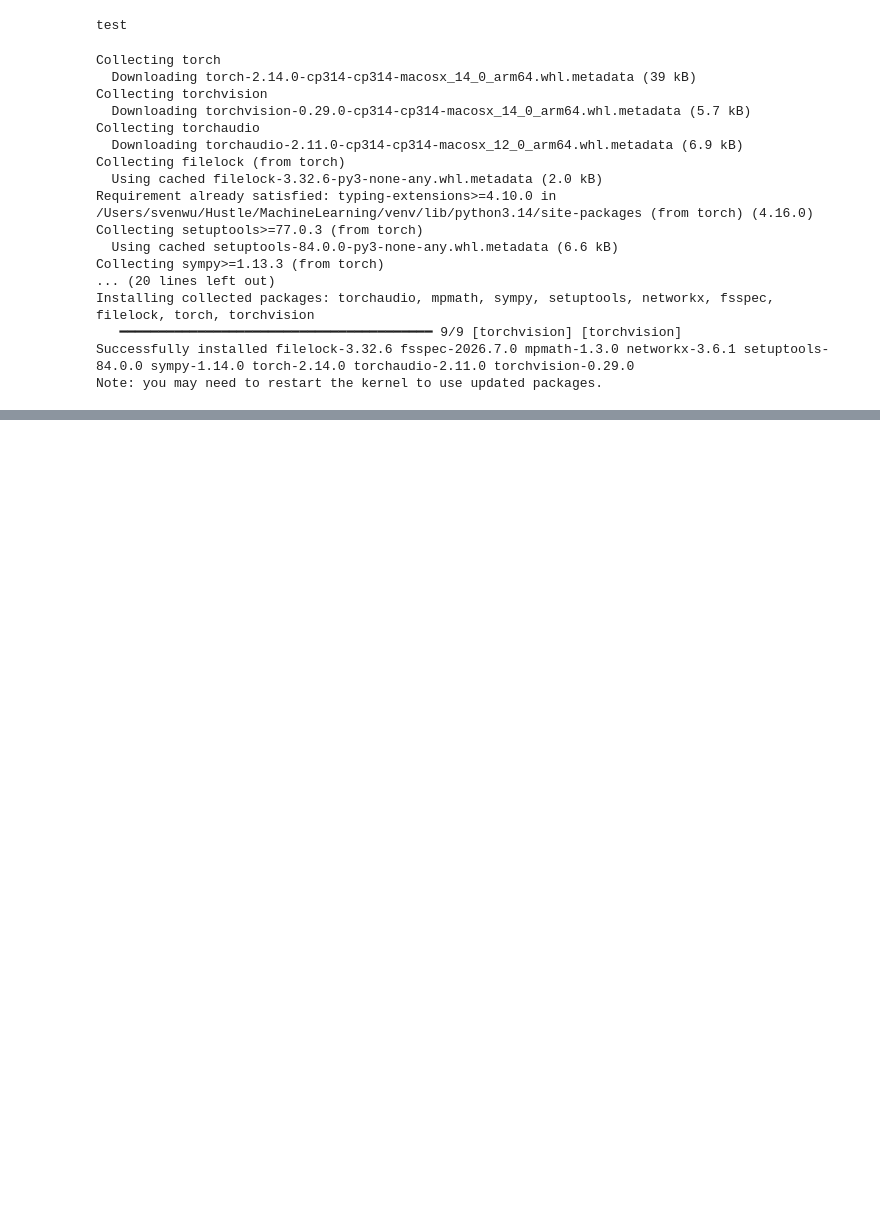
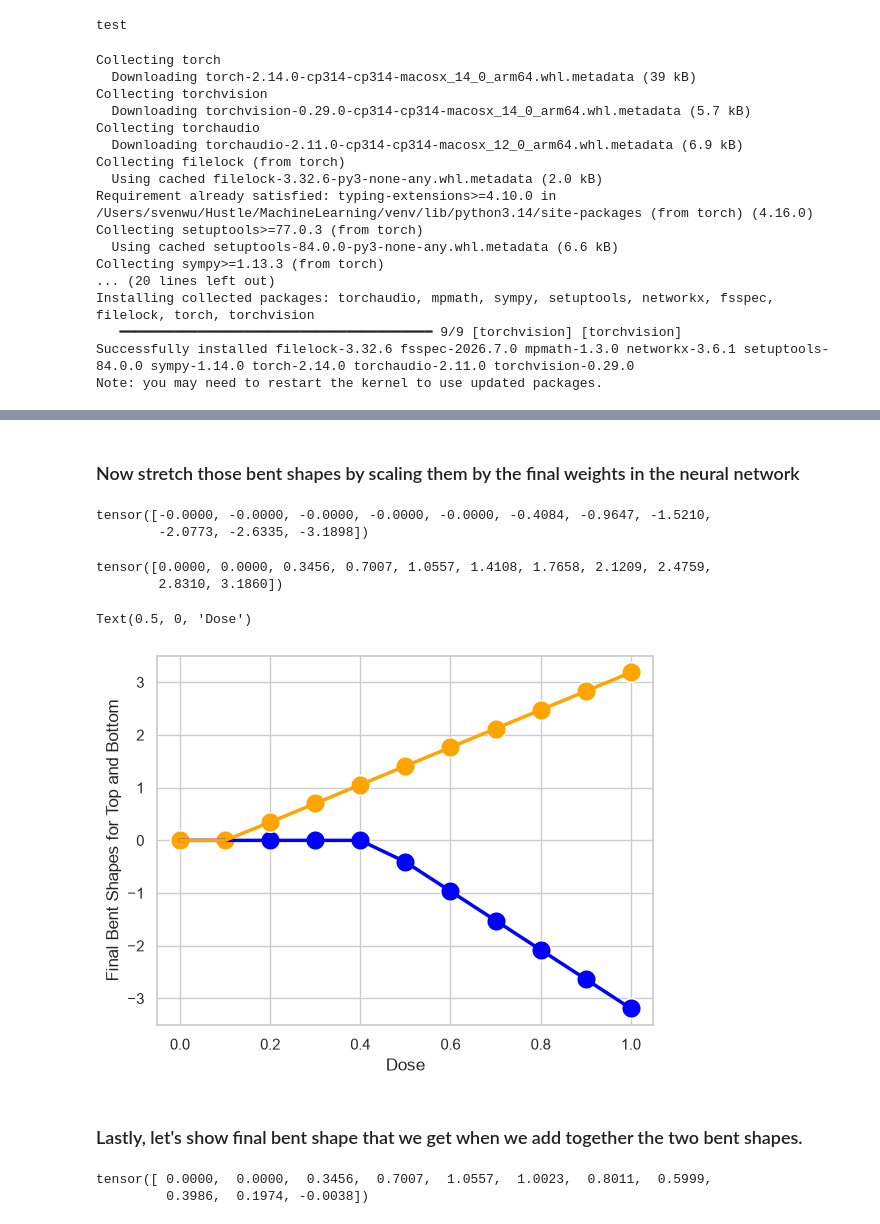
Before and after one commit to SevenWoos/MachineLearningProjects, a Jupyter notebook: neural_networks/statquest/chapter1_basic_nn_pytorch.ipynb, the cells around one changed output, grey strips where cells are left out. Drawn from its saved outputs; the diff is of its cells as text; code cells hidden in the pictures; blank space fills up the shorter version.

```diff
--- a/neural_networks/statquest/chapter1_basic_nn_pytorch.ipynb
+++ b/neural_networks/statquest/chapter1_basic_nn_pytorch.ipynb
@@ -79,0 +291,58 @@ import seaborn as sns ## seaborn makes it easier to draw nice-looking graphs.
+# %% [markdown]
+### Now stretch those bent shapes by scaling them by the final weights in the neural network
+# %%
+final_top_y_axis_values = top_y_axis_values * model.w3
+final_top_y_axis_values
+# %% [output]
+tensor([-0.0000, -0.0000, -0.0000, -0.0000, -0.0000, -0.4084, -0.9647, -1.5210,
+        -2.0773, -2.6335, -3.1898])
+# %%
+final_bottom_y_axis_values = bottom_y_axis_values * model.w4
+final_bottom_y_axis_values
+# %% [output]
+tensor([0.0000, 0.0000, 0.3456, 0.7007, 1.0557, 1.4108, 1.7658, 2.1209, 2.4759,
+        2.8310, 3.1860])
+# %%
+## Now put both bent shapes on the same graph...
+
+## First, set the style for seaborn so that the graph looks cool.
+sns.set(style="whitegrid")
+
+## Draw the individual points (top)
+sns.scatterplot(x=input_doses,
+                y=final_top_y_axis_values,
+                color='blue',
+                s=200)
+
+## Connect those points with a line (top)
+sns.lineplot(x=input_doses,
+             y=final_top_y_axis_values,
+             color='blue',
+             linewidth=2.5)
+
+## Draw the individual points (bottom)
+sns.scatterplot(x=input_doses,
+                y=final_bottom_y_axis_values,
+                color='orange',
+                s=200)
+
+## Connect those points with a line (bottom)
+sns.lineplot(x=input_doses,
+             y=final_bottom_y_axis_values,
+             color='orange',
+             linewidth=2.5)
+
+## now label the y- and x-axes.
+plt.ylabel('Final Bent Shapes for Top and Bottom')
+plt.xlabel('Dose')
+# %% [output]
+Text(0.5, 0, 'Dose')
+[figure, added]
+# %% [markdown]
+### Lastly, let's show final bent shape that we get when we add together the two bent shapes.
+# %%
+final_bent_shape = final_top_y_axis_values + final_bottom_y_axis_values
+final_bent_shape
+# %% [output]
+tensor([ 0.0000,  0.0000,  0.3456,  0.7007,  1.0557,  1.0023,  0.8011,  0.5999,
+         0.3986,  0.1974, -0.0038])
```
Also changed, not shown: parts of 20 cells of this notebook.
